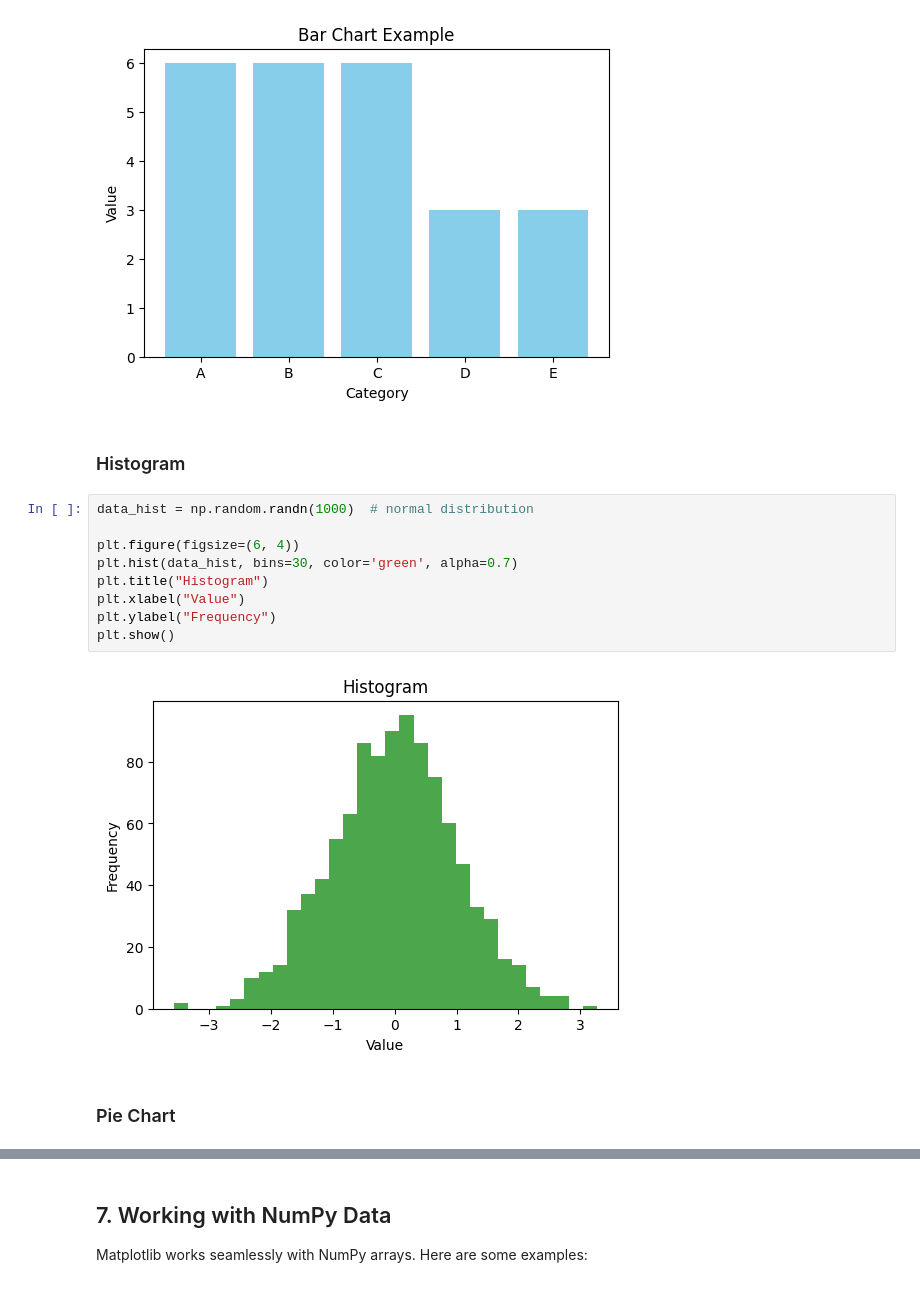
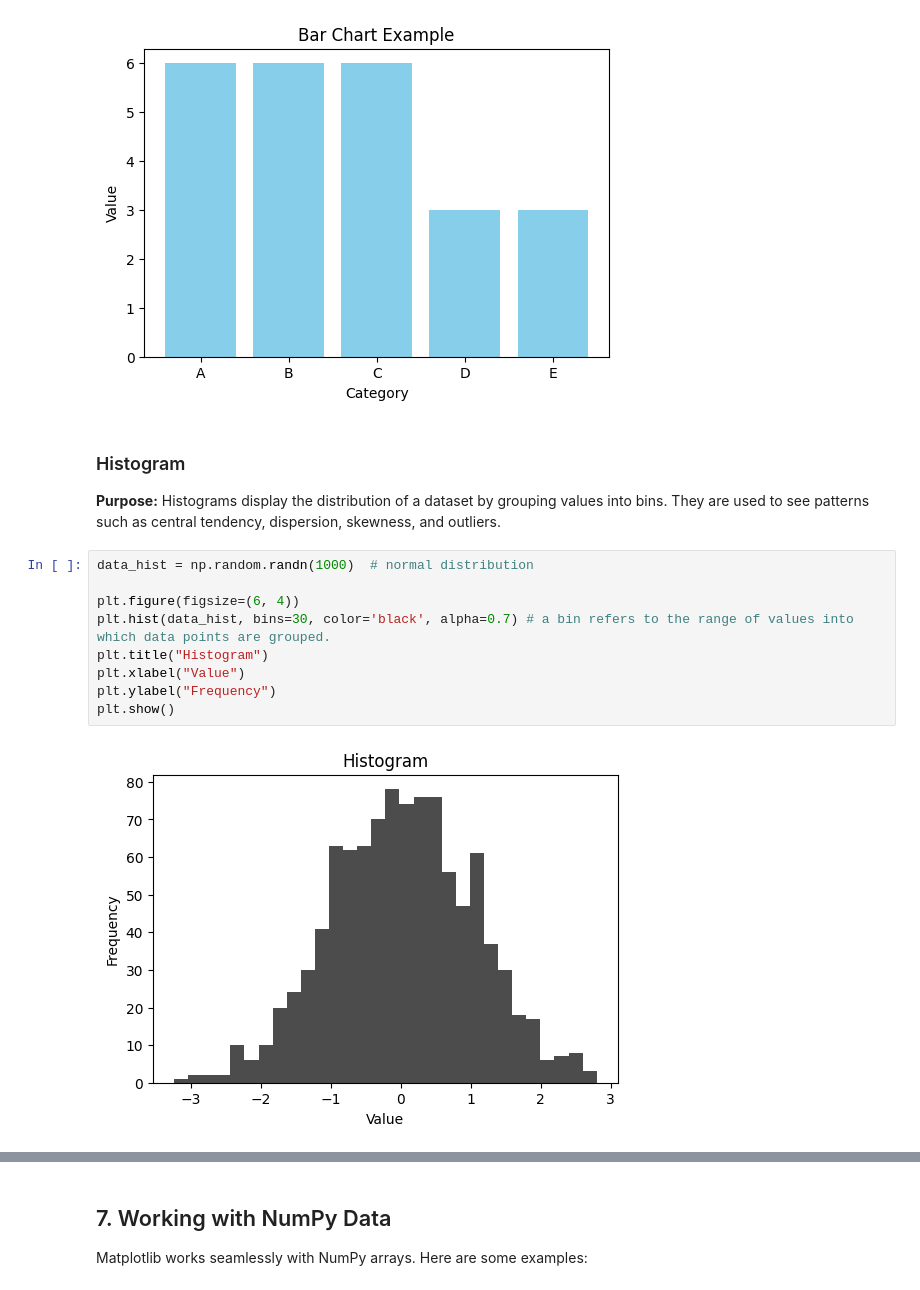
Before and after one commit to SyedTauhidUllahShah/DATA601W25, a Jupyter notebook: Week 02/Class # 1/matplotlib.ipynb, the cells around one changed output, grey strips where cells are left out. Drawn from its saved outputs; the diff is of its cells as text.

```diff
--- a/Week 02/Class # 1/matplotlib.ipynb
+++ b/Week 02/Class # 1/matplotlib.ipynb
@@ -157,18 +236,18 @@ plt.ylabel("Value")
 plt.show()
 # %% [output]
 [figure]
-# %% [markdown]
-### Histogram
+# %% [markdown]
+### Histogram
+
+**Purpose:** Histograms display the distribution of a dataset by grouping values into bins. They are used to see patterns such as central tendency, dispersion, skewness, and outliers.
 # %%
 data_hist = np.random.randn(1000)  # normal distribution
 
 plt.figure(figsize=(6, 4))
-plt.hist(data_hist, bins=30, color='green', alpha=0.7)
+plt.hist(data_hist, bins=30, color='black', alpha=0.7) # a bin refers to the range of values into which data points are grouped.
 plt.title("Histogram")
 plt.xlabel("Value")
 plt.ylabel("Frequency")
 plt.show()
 # %% [output]
-[figure, old version]
+[figure, new version]
-# %% [markdown]
-### Pie Chart
```
Also changed, not shown: parts of 14 cells of this notebook, 1 other file.
